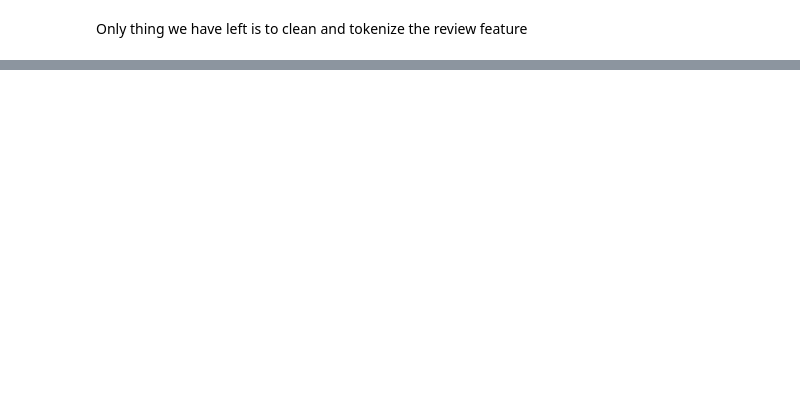
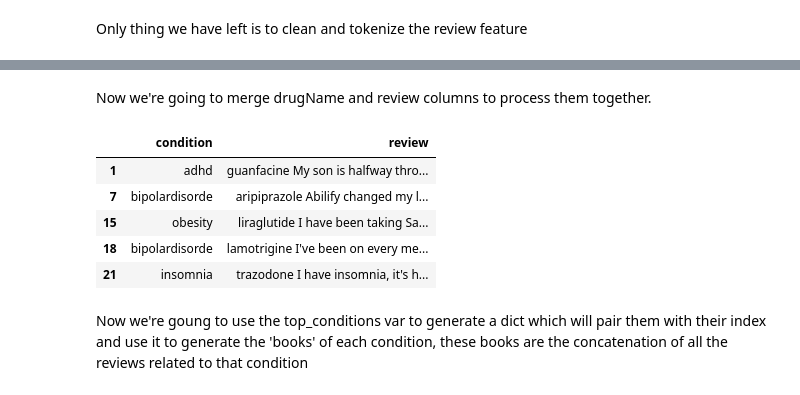
Before and after one commit to javivi235/diseaseprediction, a Jupyter notebook: Notebooks/data_processing.ipynb, the cells around one changed output, grey strips where cells are left out. Cells and saved outputs as stored; diff of their text form; code cells hidden in the pictures; blank space fills up the shorter version.

```diff
--- a/Notebooks/data_processing.ipynb
+++ b/Notebooks/data_processing.ipynb
@@ -400,0 +393,29 @@ Only thing we have left is to clean and tokenize the review feature
+# %%
+import html
+import re
+def cleanHTML(x):
+    tag_expr = '<(\/)?[a-zA-Z0-9_]+>'
+    x.drugName = html.unescape(re.sub(tag_expr, '', x.drugName))
+    x.condition = html.unescape(re.sub(tag_expr, '', x.condition))
+    x.review = html.unescape(re.sub(tag_expr, '', x.review))
+    return x
+
+drugs_train = drugs_train.apply(cleanHTML, axis=1)
+drugs_test = drugs_test.apply(cleanHTML, axis=1)
+# %% [markdown]
+Now we're going to merge drugName and review columns to process them together.
+# %%
+drugs_train['review'] = drugs_train['drugName'] + ' ' + drugs_train['review']
+drugs_test['review'] = drugs_test['drugName'] + ' ' + drugs_test['review']
+drugs_train.drop(axis=1, columns=['drugName'], inplace=True)
+drugs_test.drop(axis=1, columns=['drugName'], inplace=True)
+drugs_train.head()
+# %% [output]
+|  | condition | review |
+| 1 | adhd | guanfacine My son is halfway thro... |
+| 7 | bipolardisorde | aripiprazole Abilify changed my l... |
+| 15 | obesity | liraglutide I have been taking Sa... |
+| 18 | bipolardisorde | lamotrigine I've been on every me... |
+| 21 | insomnia | trazodone I have insomnia, it's h... |
+# %% [markdown]
+Now we're goung to use the top_conditions var to generate a dict which will pair them with their index and use it to generate the 'books' of each condition, these books are the concatenation of all the reviews related to that condition
```
Also changed, not shown: parts of 24 cells of this notebook.
